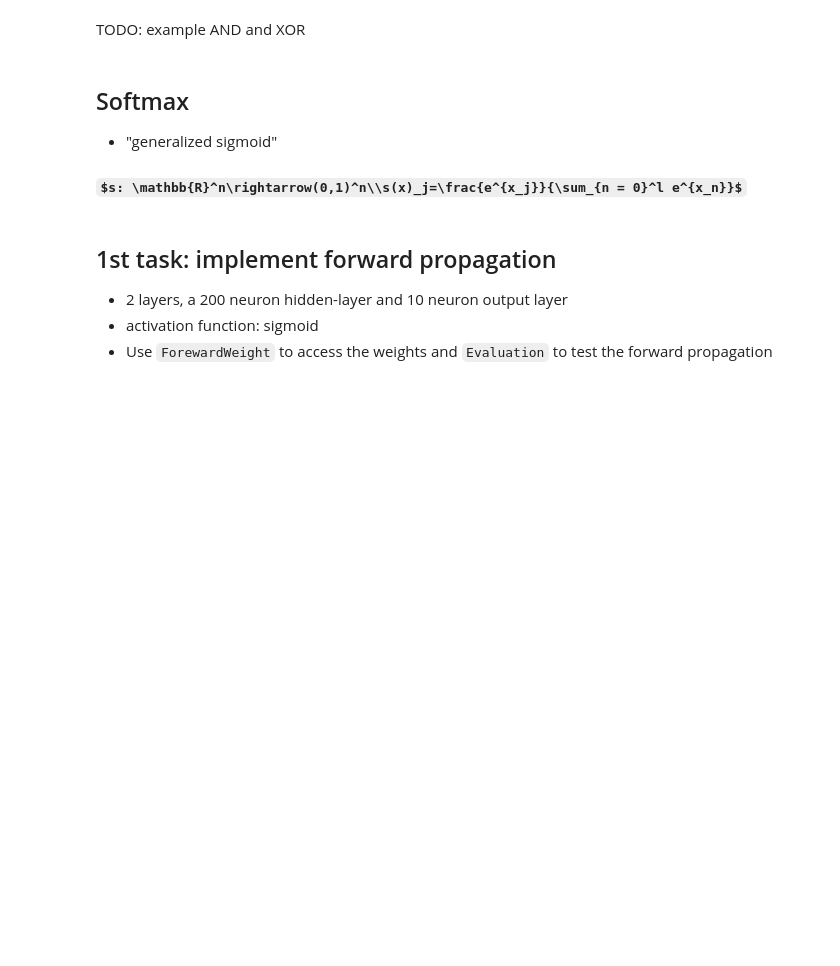
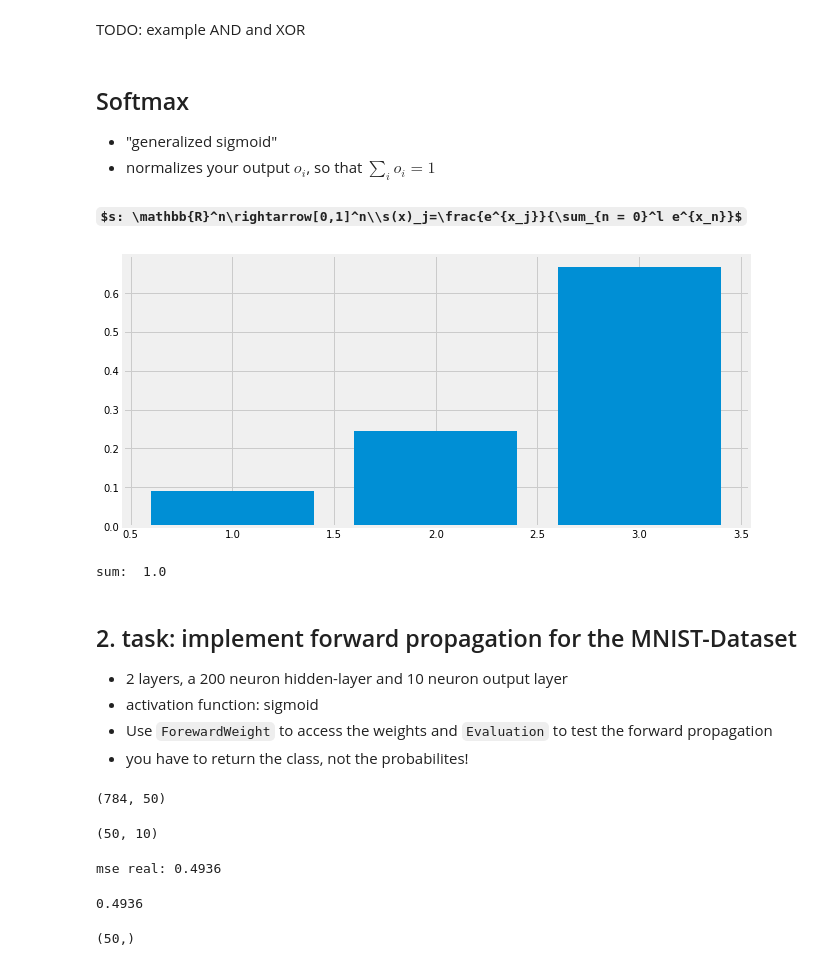
Before and after one commit to hackundsoehne/2018-DL-HandsOn, a Jupyter notebook: Basics/notebooks/2-Foreward-Propagation-solution.ipynb, the cells around one changed output. Drawn from its saved outputs; the diff is of its cells as text; code cells hidden in the pictures; some formulas as TeX source; blank space fills up the shorter version.

```diff
--- a/Basics/notebooks/2-Foreward-Propagation-solution.ipynb
+++ b/Basics/notebooks/2-Foreward-Propagation-solution.ipynb
@@ -94,11 +106,28 @@ TODO: example AND and XOR
 # %% [markdown]
 ## Softmax
  - "generalized sigmoid"
+ - normalizes your output $o_i$, so that $\sum_i o_i = 1$
 
-#### $s: \mathbb{R}^n\rightarrow(0,1)^n\\s(x)_j=\frac{e^{x_j}}{\sum_{n = 0}^l e^{x_n}}$
+#### $s: \mathbb{R}^n\rightarrow[0,1]^n\\s(x)_j=\frac{e^{x_j}}{\sum_{n = 0}^l e^{x_n}}$
+# %%
+def softmax(x):
+    return np.exp(x)/np.sum(np.exp(x))
+
+data = np.arange(1, 4, 1)
+result = softmax(data)
+
+plt.figure(figsize=(10,5))
+fig = plt.bar(data, result)
+plt.show()
+
+print("sum: ", np.sum(result))
+# %% [output]
+[figure, added]
+sum:  1.0
 # %% [markdown]
-## 1st task: implement forward propagation
+## 2. task: implement forward propagation for the MNIST-Dataset
  - 2 layers, a 200 neuron hidden-layer and 10 neuron output layer
  - activation function: sigmoid
  - Use `ForewardWeight` to access the weights and `Evaluation` to test the forward propagation
+ - you have to return the class, not the probabilites!
 # %%
@@ -105,0 +138,26 @@ from src import forward
+# %%
+weightsB.getWeights(0).shape
+# %% [output]
+(784, 50)
+# %%
+weightsB.getWeights(1).shape
+# %% [output]
+(50, 10)
+# %%
+def forewardMNIST(data):
+    hidden = sigmoid(np.dot(data, weightsB.getWeights(0)) + weightsB.getBias(0))
+    out = softmax(np.dot(hidden, weightsB.getWeights(1)) + weightsB.getBias(1))
+    return out
+
+def getClass(data):
+    proba = forewardMNIST(data)
+    return np.argmax(proba, axis=1)
+
+weightsB.eval(getClass)
+# %% [output]
+mse real: 0.4936
+0.4936
+# %%
+weightsB.getBias(0).shape
+# %% [output]
+(50,)
```
Also changed, not shown: parts of 10 cells of this notebook, 4 other files.
